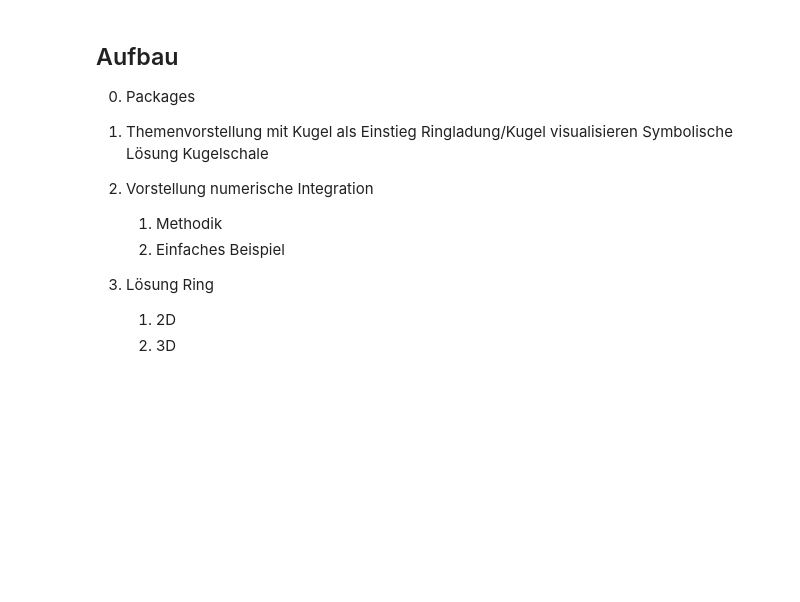
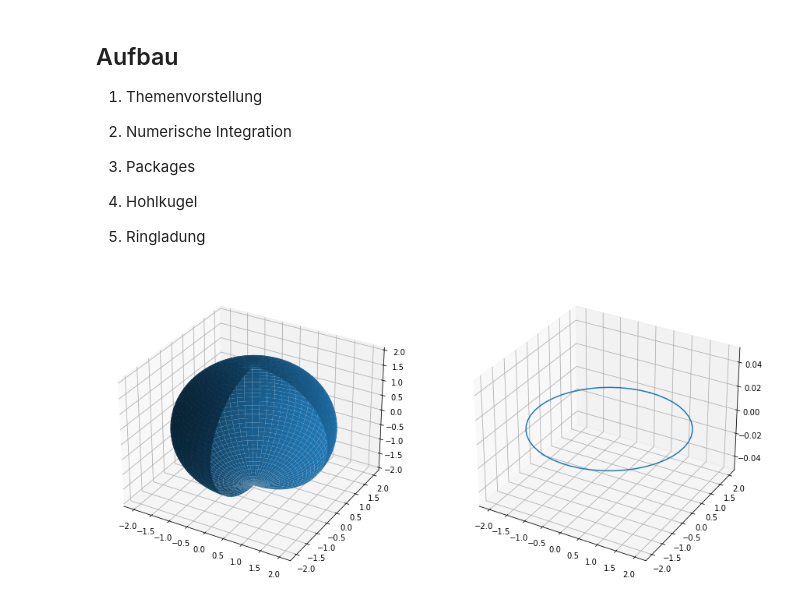
Before and after one commit to GithubMarius/GeladenerRing, a Jupyter notebook: Geladener Ring.ipynb, the cells around one changed output. Saved outputs shown, nothing was run; the diff lists cells and outputs as text; code cells hidden in the pictures; blank space fills up the shorter version.

```diff
--- a/Geladener Ring.ipynb
+++ b/Geladener Ring.ipynb
@@ -18,15 +101,18 @@ import math
 # %% [markdown]
 ## Aufbau
 
-0. Packages
+1. Themenvorstellung
 
-1. Themenvorstellung mit Kugel als Einstieg
-        Ringladung/Kugel visualisieren
-        Symbolische Lösung Kugelschale
+2. Numerische Integration
 
-2. Vorstellung numerische Integration
-    1. Methodik
-    2. Einfaches Beispiel
-3. Lösung Ring
-    1. 2D
-    2. 3D
+3. Packages
+
+4. Hohlkugel
+
+5. Ringladung
+# %%
+fig, ax = plt.subplots(ncols = 2, nrows = 1, figsize=(15,15), subplot_kw = {'projection':'3d'})
+plot_sphere(ax[0])
+plot_ring(ax[1])
+# %% [output]
+[figure, added]
```
Also changed, not shown: parts of 50 cells of this notebook, 1 other file.
